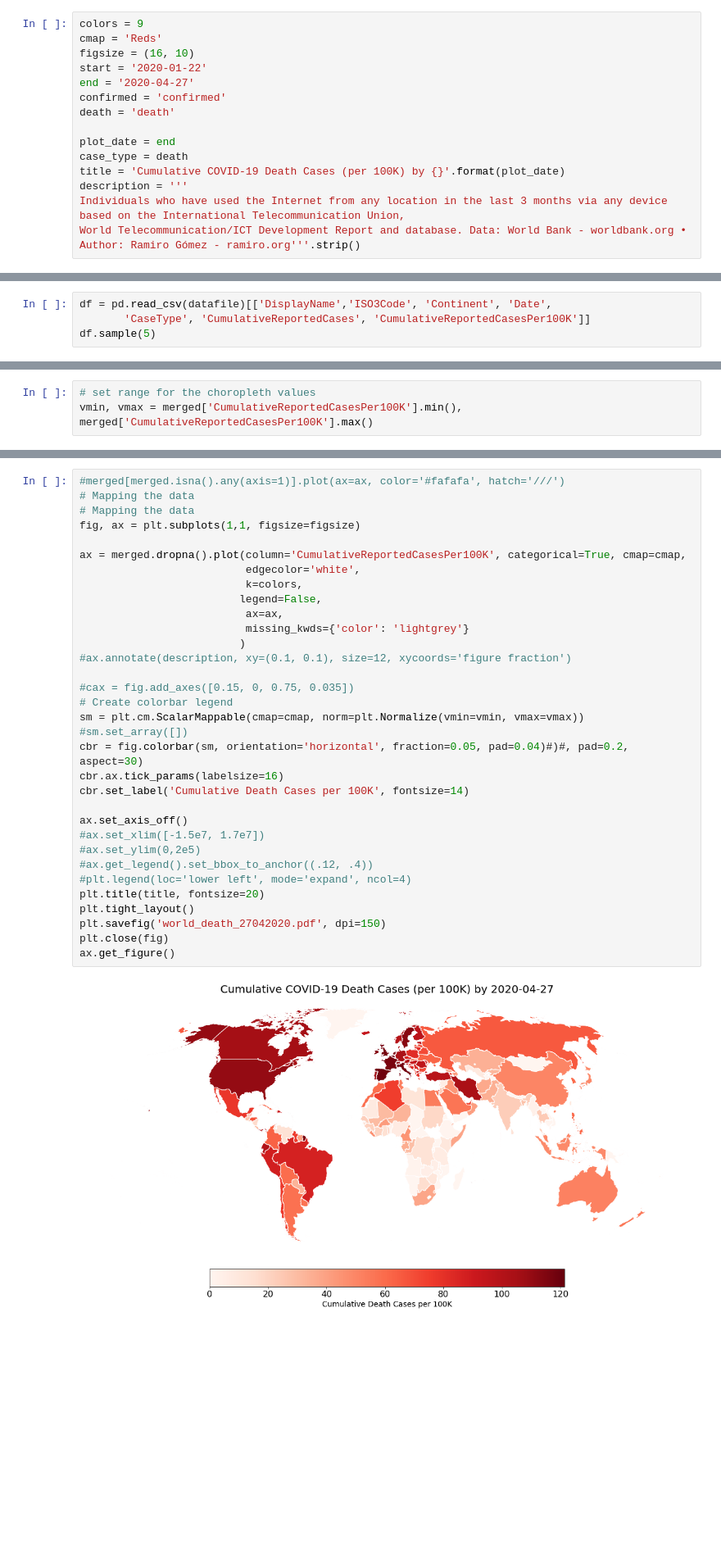
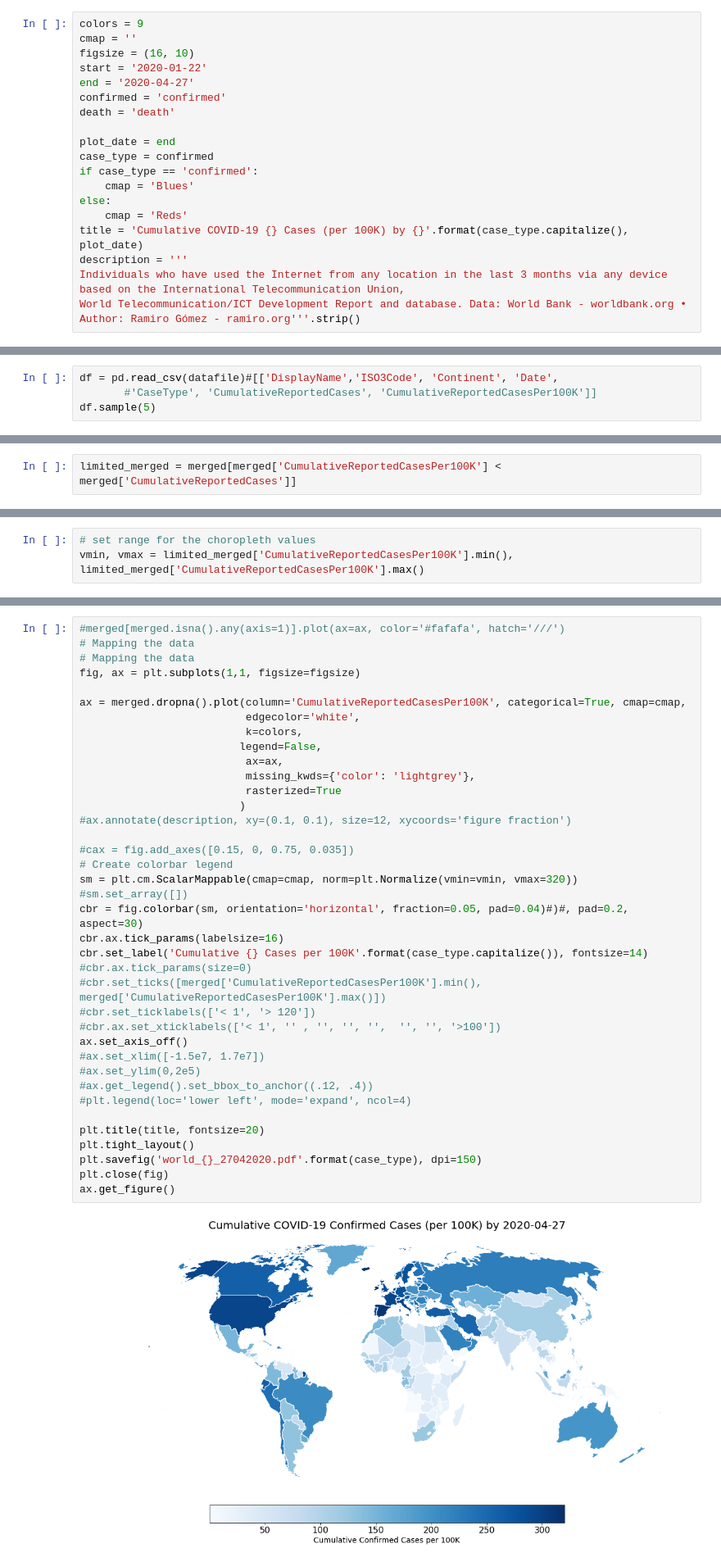
Before and after one commit to mediasittich/covid19-dash-app, a Jupyter notebook: notebooks/Maps.ipynb, the cells around one changed output, grey strips where cells are left out. Shown at 82% size. Saved outputs shown, nothing was run; the diff lists cells and outputs as text; blank space fills up the shorter version.

```diff
--- a/notebooks/Maps.ipynb
+++ b/notebooks/Maps.ipynb
@@ -29,7 +29,7 @@ datafile = os.path.join(processed_data_path, 'covid_countries.csv')
 shapefile = os.path.join(external_data_path, 'ne_10m_admin_0_countries/ne_10m_admin_0_countries.shp')
 # %%
 colors = 9
-cmap = 'Reds'
+cmap = ''
 figsize = (16, 10)
 start = '2020-01-22'
 end = '2020-04-27'
@@ -37,8 +37,12 @@ confirmed = 'confirmed'
 death = 'death'
 
 plot_date = end
-case_type = death
-title = 'Cumulative COVID-19 Death Cases (per 100K) by {}'.format(plot_date)
+case_type = confirmed
+if case_type == 'confirmed':
+    cmap = 'Blues'
+else:
+    cmap = 'Reds'
+title = 'Cumulative COVID-19 {} Cases (per 100K) by {}'.format(case_type.capitalize(), plot_date)
 description = '''
 Individuals who have used the Internet from any location in the last 3 months via any device based on the International Telecommunication Union,
 World Telecommunication/ICT Development Report and database. Data: World Bank - worldbank.org • Author: Ramiro Gómez - ramiro.org'''.strip()
@@ -55,5 +59,5 @@ gdf.sample(5)
 # %%
-df = pd.read_csv(datafile)[['DisplayName','ISO3Code', 'Continent', 'Date',
-       'CaseType', 'CumulativeReportedCases', 'CumulativeReportedCasesPer100K']]
+df = pd.read_csv(datafile)#[['DisplayName','ISO3Code', 'Continent', 'Date',
+       #'CaseType', 'CumulativeReportedCases', 'CumulativeReportedCasesPer100K']]
 df.sample(5)
 # %% [output]
@@ -105,0 +131,2 @@ merged.describe()
+# %%
+limited_merged = merged[merged['CumulativeReportedCasesPer100K'] < merged['CumulativeReportedCases']]
@@ -106,6 +166,6 @@ merged.describe()
 # %%
 # set range for the choropleth values
-vmin, vmax = merged['CumulativeReportedCasesPer100K'].min(), merged['CumulativeReportedCasesPer100K'].max()
+vmin, vmax = limited_merged['CumulativeReportedCasesPer100K'].min(), limited_merged['CumulativeReportedCasesPer100K'].max()
 # %%
 # Mapping the data
 fig, ax = plt.subplots(1,1, figsize=figsize)
@@ -122,35 +182,40 @@ ax = merged.dropna().plot(column='CumulativeReportedCasesPer100K', categorical=T
 # %%
 #merged[merged.isna().any(axis=1)].plot(ax=ax, color='#fafafa', hatch='///')
 # Mapping the data
 # Mapping the data
 fig, ax = plt.subplots(1,1, figsize=figsize)
 
 ax = merged.dropna().plot(column='CumulativeReportedCasesPer100K', categorical=True, cmap=cmap,
                           edgecolor='white',
                           k=colors,
                          legend=False,
                           ax=ax,
-                          missing_kwds={'color': 'lightgrey'}
+                          missing_kwds={'color': 'lightgrey'},
+                          rasterized=True
                          )
 #ax.annotate(description, xy=(0.1, 0.1), size=12, xycoords='figure fraction')
 
 #cax = fig.add_axes([0.15, 0, 0.75, 0.035])
 # Create colorbar legend
-sm = plt.cm.ScalarMappable(cmap=cmap, norm=plt.Normalize(vmin=vmin, vmax=vmax))
+sm = plt.cm.ScalarMappable(cmap=cmap, norm=plt.Normalize(vmin=vmin, vmax=320))
 #sm.set_array([])
 cbr = fig.colorbar(sm, orientation='horizontal', fraction=0.05, pad=0.04)#)#, pad=0.2, aspect=30)
 cbr.ax.tick_params(labelsize=16)
-cbr.set_label('Cumulative Death Cases per 100K', fontsize=14)
-
+cbr.set_label('Cumulative {} Cases per 100K'.format(case_type.capitalize()), fontsize=14)
+#cbr.ax.tick_params(size=0)
+#cbr.set_ticks([merged['CumulativeReportedCasesPer100K'].min(), merged['CumulativeReportedCasesPer100K'].max()])
+#cbr.set_ticklabels(['< 1', '> 120'])
+#cbr.ax.set_xticklabels(['< 1', '' , '', '', '',  '', '', '>100'])
 ax.set_axis_off()
 #ax.set_xlim([-1.5e7, 1.7e7])
 #ax.set_ylim(0,2e5)
 #ax.get_legend().set_bbox_to_anchor((.12, .4))
 #plt.legend(loc='lower left', mode='expand', ncol=4)
+
 plt.title(title, fontsize=20)
 plt.tight_layout()
-plt.savefig('world_death_27042020.pdf', dpi=150)
+plt.savefig('world_{}_27042020.pdf'.format(case_type), dpi=150)
 plt.close(fig)
 ax.get_figure()
 # %% [output]
-[figure, old version]
+[figure, new version]
```
Also changed, not shown: parts of 45 cells of this notebook, 4 other files.
